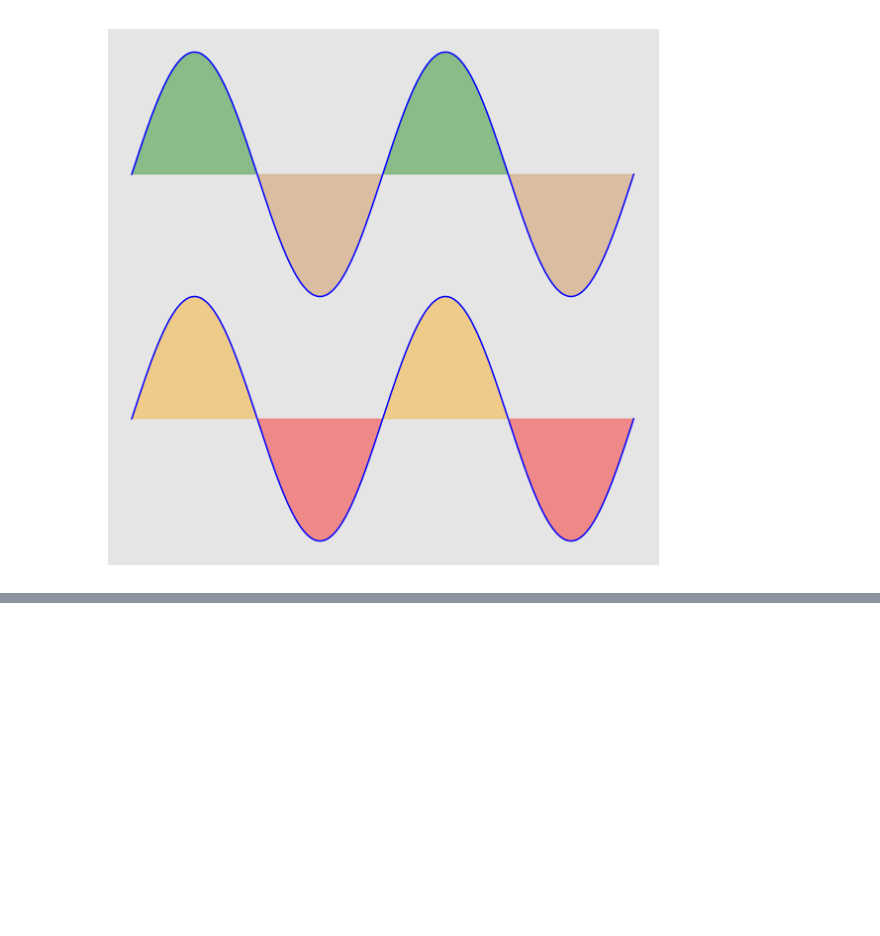
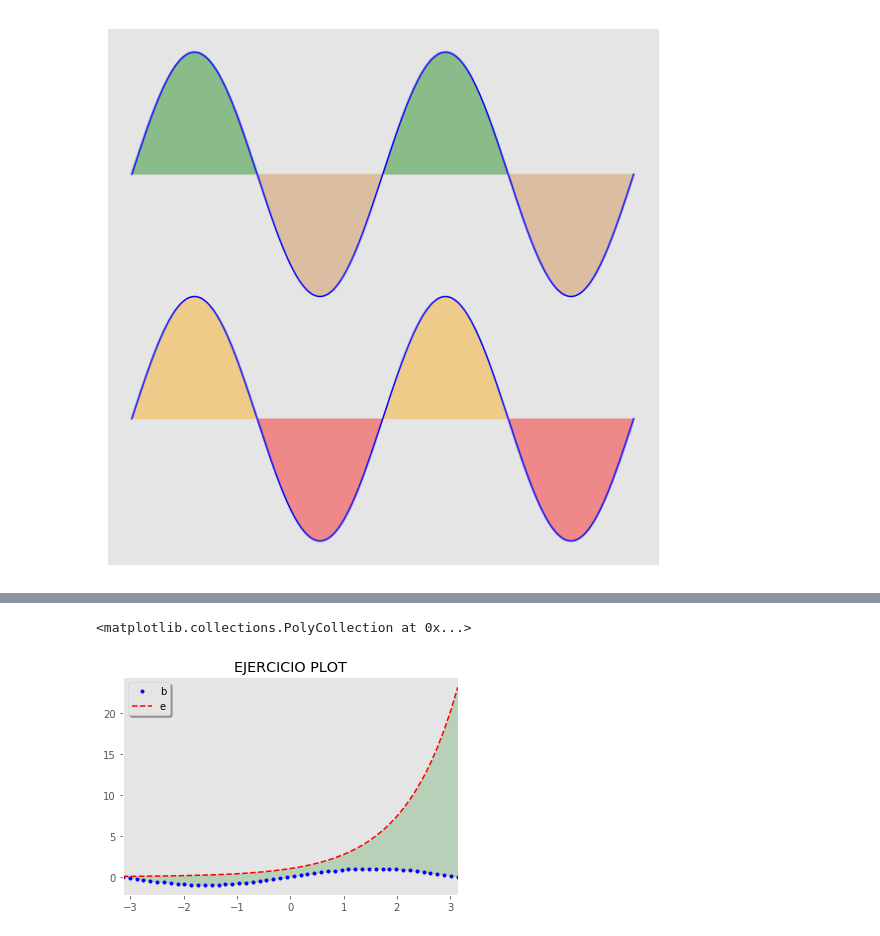
Before and after one commit to chirlas24/Master_Data_Science, a Jupyter notebook: WEEK-5_Pandas_Dataframe_2/05-visualization_introduction_AAF_mine.ipynb, the cells around one changed output, grey strips where cells are left out. Saved outputs shown, nothing was run; the diff lists cells and outputs as text; code cells hidden in the pictures; blank space fills up the shorter version.

```diff
--- a/WEEK-5_Pandas_Dataframe_2/05-visualization_introduction_AAF_mine.ipynb
+++ b/WEEK-5_Pandas_Dataframe_2/05-visualization_introduction_AAF_mine.ipynb
@@ -174,0 +242,17 @@ plt.yticks([]);
+# %%
+X = np.linspace(-math.pi, math.pi, 50)
+Y1 = np.sin(X)
+Y2 = np.exp(X)
+
+figure, axes = plt.subplots(1,1)
+
+axes.plot(X, Y1,'b.', label=r'$\alpha (rad)$')
+axes.plot(X, Y2,'r--', label='f')
+axes.set_xlim(-math.pi, math.pi)
+axes.grid(None)
+axes.legend('best', shadow=True)
+axes.set_title('EJERCICIO PLOT')
+axes.fill_between(X,Y1,Y2, color='g', alpha=0.2)
+# %% [output]
+<matplotlib.collections.PolyCollection at 0x...>
+[figure, added]
```
Also changed, not shown: parts of 14 cells of this notebook.
